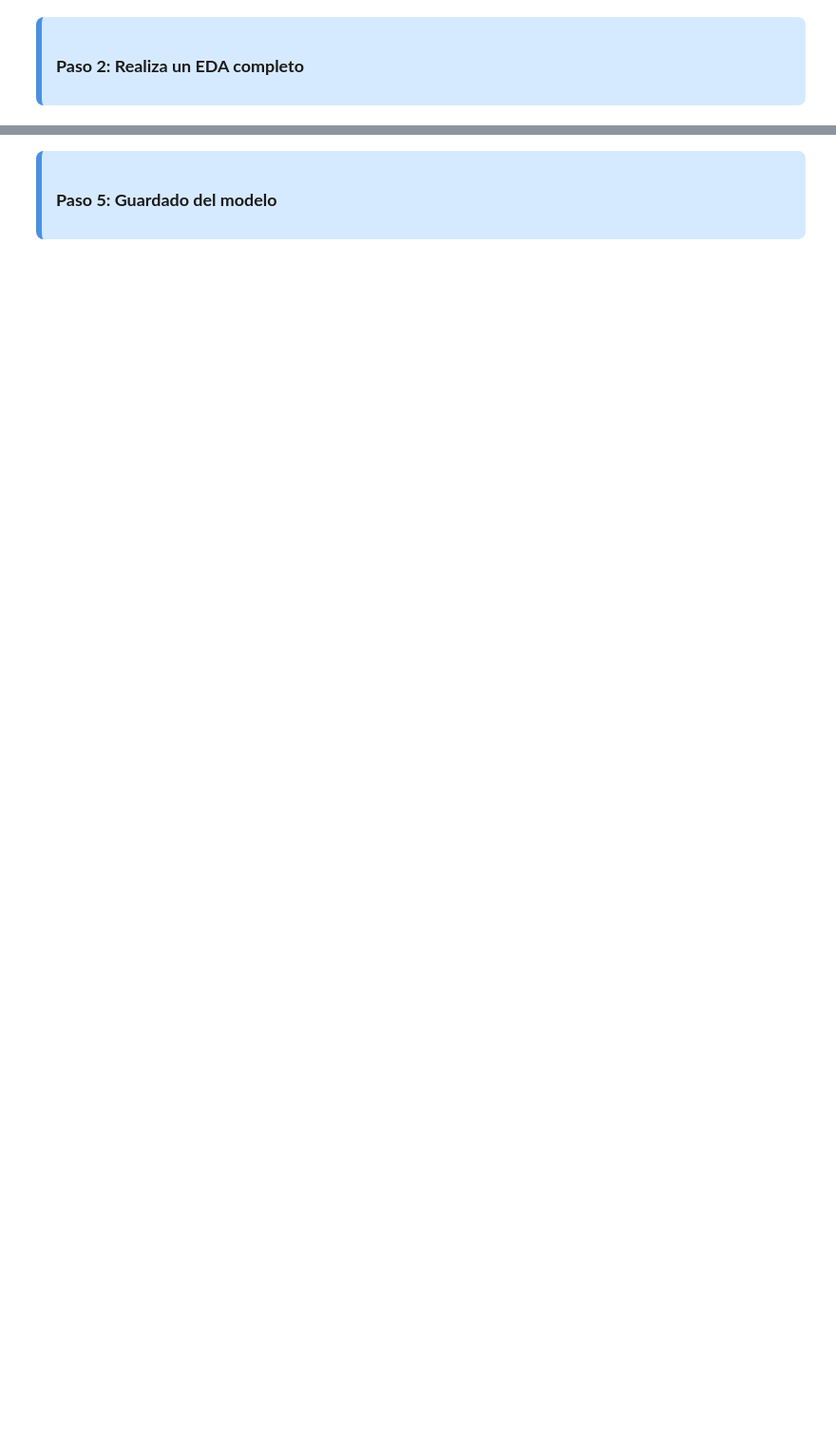
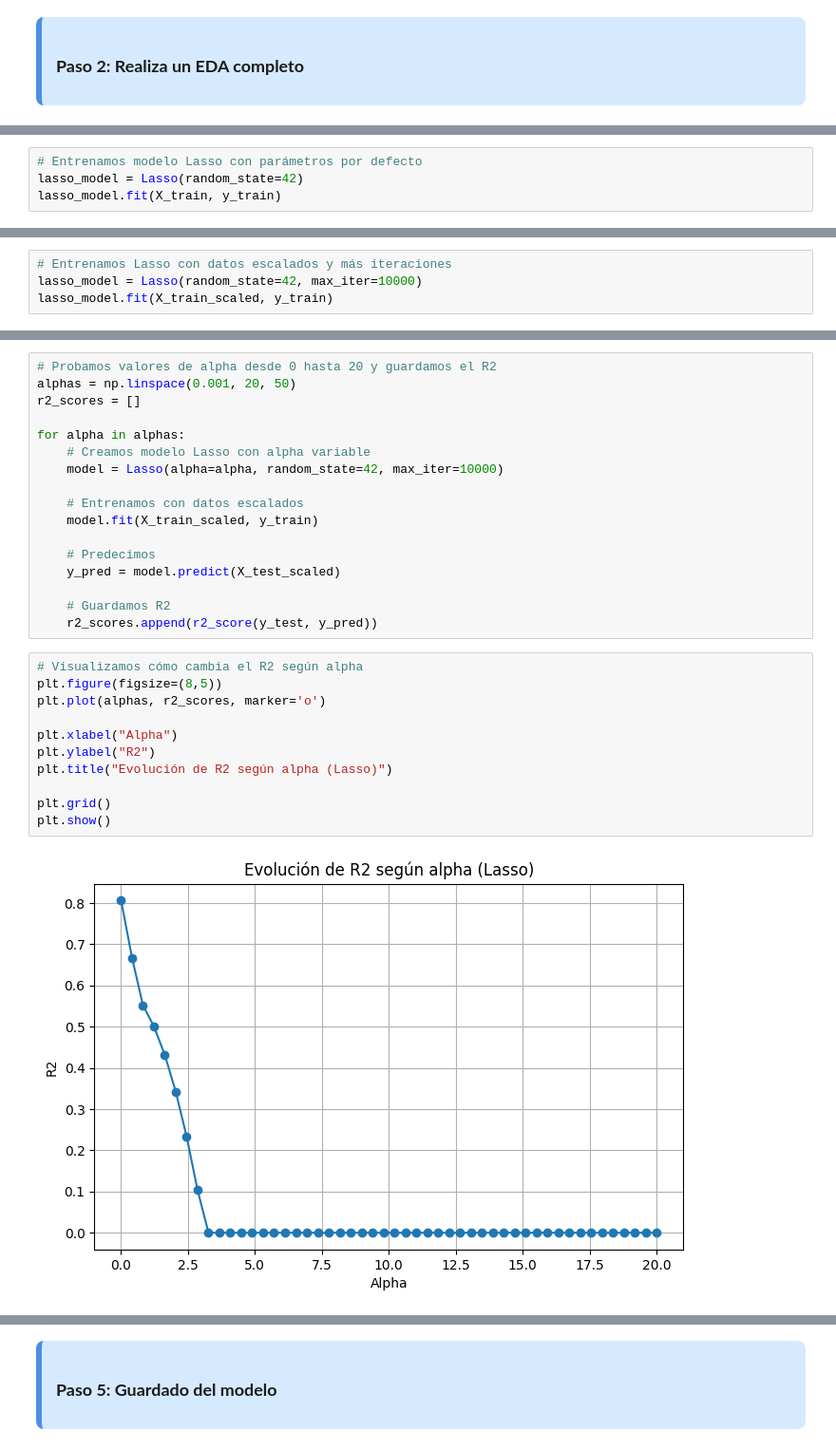
Before and after one commit to 4GeeksAcademy/anaisaponte-GitH-intro-ml, a Jupyter notebook: src/03-linear-regression-reg-demographic-health-data.ipynb, the cells around one changed output, grey strips where cells are left out. Shown at 95% size. Saved outputs shown, nothing was run; the diff lists cells and outputs as text; blank space fills up the shorter version.

```diff
--- a/src/03-linear-regression-reg-demographic-health-data.ipynb
+++ b/src/03-linear-regression-reg-demographic-health-data.ipynb
@@ -1355,0 +428,4 @@ Tras evaluar distintas estrategias de optimización (eliminación de variables,
+# %%
+# Entrenamos modelo Lasso con parámetros por defecto
+lasso_model = Lasso(random_state=42)
+lasso_model.fit(X_train, y_train)
@@ -1355,0 +485,4 @@ Tras evaluar distintas estrategias de optimización (eliminación de variables,
+# %%
+# Entrenamos Lasso con datos escalados y más iteraciones
+lasso_model = Lasso(random_state=42, max_iter=10000)
+lasso_model.fit(X_train_scaled, y_train)
@@ -1355,0 +545,30 @@ Tras evaluar distintas estrategias de optimización (eliminación de variables,
+# %%
+# Probamos valores de alpha desde 0 hasta 20 y guardamos el R2
+alphas = np.linspace(0.001, 20, 50)
+r2_scores = []
+
+for alpha in alphas:
+    # Creamos modelo Lasso con alpha variable
+    model = Lasso(alpha=alpha, random_state=42, max_iter=10000)
+
+    # Entrenamos con datos escalados
+    model.fit(X_train_scaled, y_train)
+
+    # Predecimos
+    y_pred = model.predict(X_test_scaled)
+
+    # Guardamos R2
+    r2_scores.append(r2_score(y_test, y_pred))
+# %%
+# Visualizamos cómo cambia el R2 según alpha
+plt.figure(figsize=(8,5))
+plt.plot(alphas, r2_scores, marker='o')
+
+plt.xlabel("Alpha")
+plt.ylabel("R2")
+plt.title("Evolución de R2 según alpha (Lasso)")
+
+plt.grid()
+plt.show()
+# %% [output]
+[figure, added]
```
Also changed, not shown: parts of 149 cells of this notebook, 1 other file.
